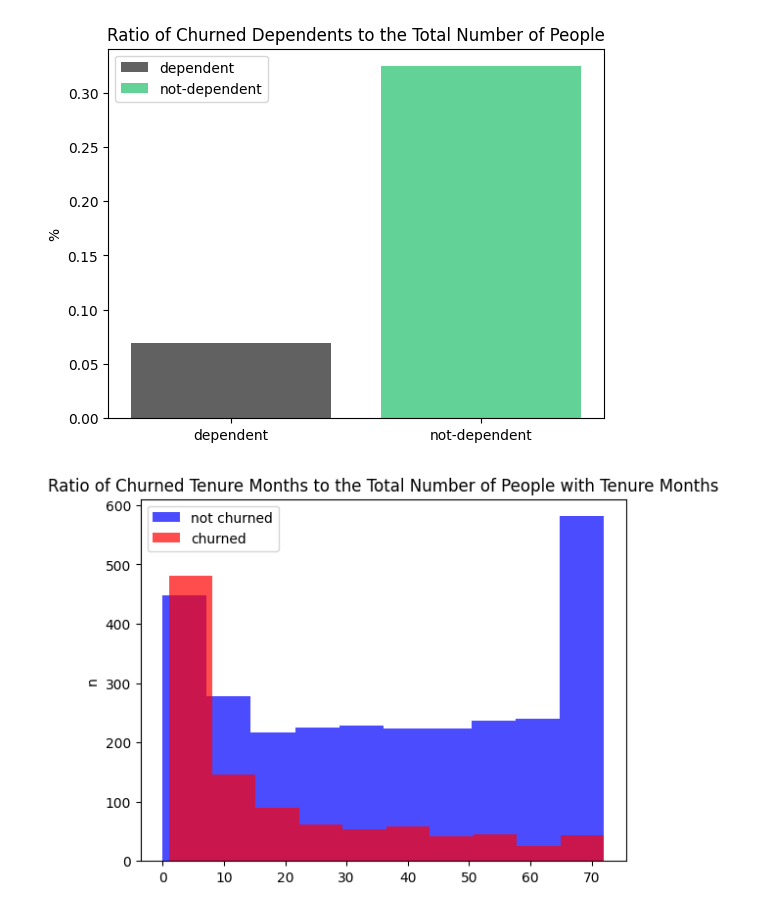
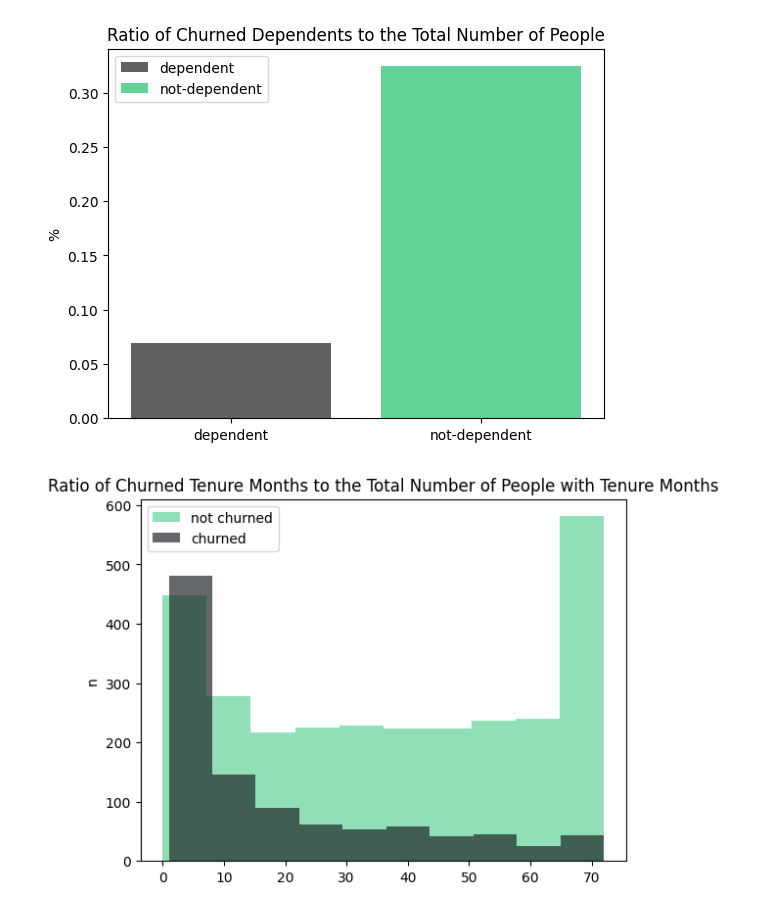
Before and after one commit to GeeK1224/cau_ml_project, a Jupyter notebook: cau_ml_project.ipynb, the cells around one changed output. Saved outputs shown, nothing was run; the diff lists cells and outputs as text; code cells hidden in the pictures.

Commit message:
added services and modified some code (added LEGEND)

```diff
--- a/cau_ml_project.ipynb
+++ b/cau_ml_project.ipynb
@@ -325,11 +320,11 @@ plt.show()
 churned_tenure = train_data[train_data["Churn Value"] == 1]['Tenure Months']
 not_churned_tenure = train_data[train_data["Churn Value"] == 0]['Tenure Months']
 # %%
-plt.hist(not_churned_tenure, label='not churned', alpha=0.7, color='blue')
-plt.hist(churned_tenure, label='churned', alpha=0.7, color='red')
+plt.hist(not_churned_tenure, label='not churned', alpha=0.7, color=hex_green)
+plt.hist(churned_tenure, label='churned', alpha=0.7, color=hex_black)
 plt.title('Ratio of Churned Tenure Months to the Total Number of People with Tenure Months')
 plt.ylabel('n')
 plt.legend()
 plt.show()
 # %% [output]
-[figure, old version]
+[figure, new version]
```
Also changed, not shown: parts of 18 cells of this notebook.
